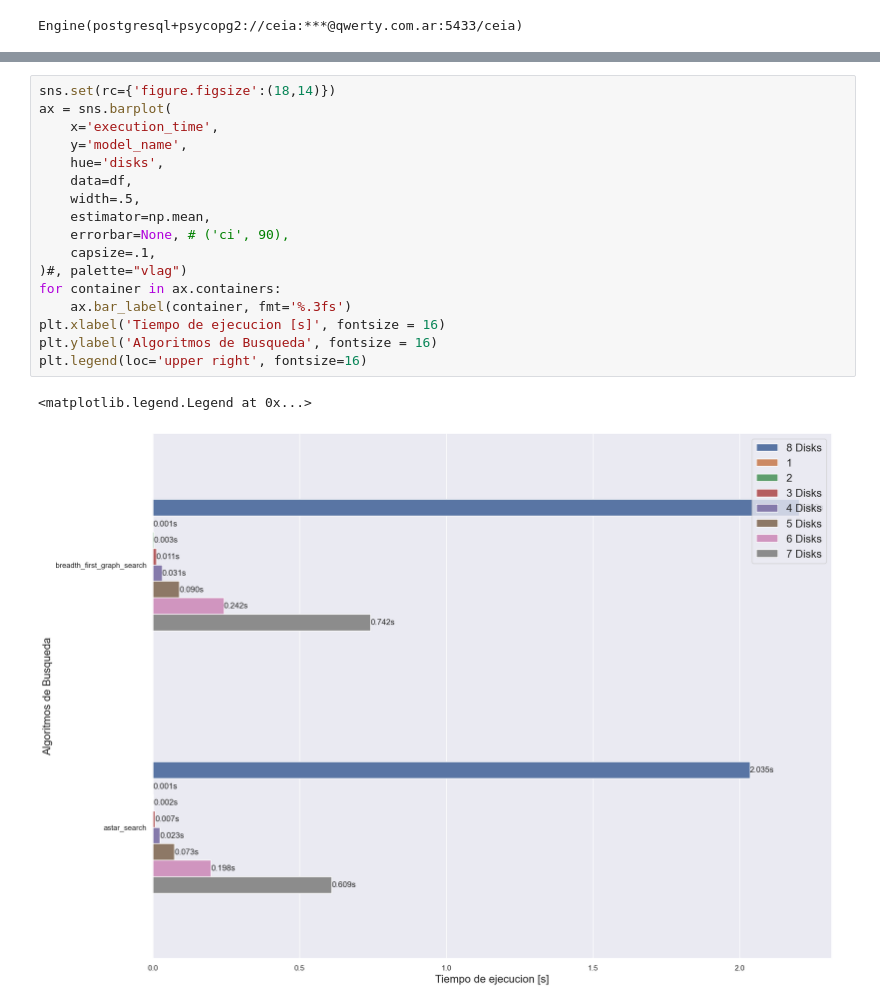
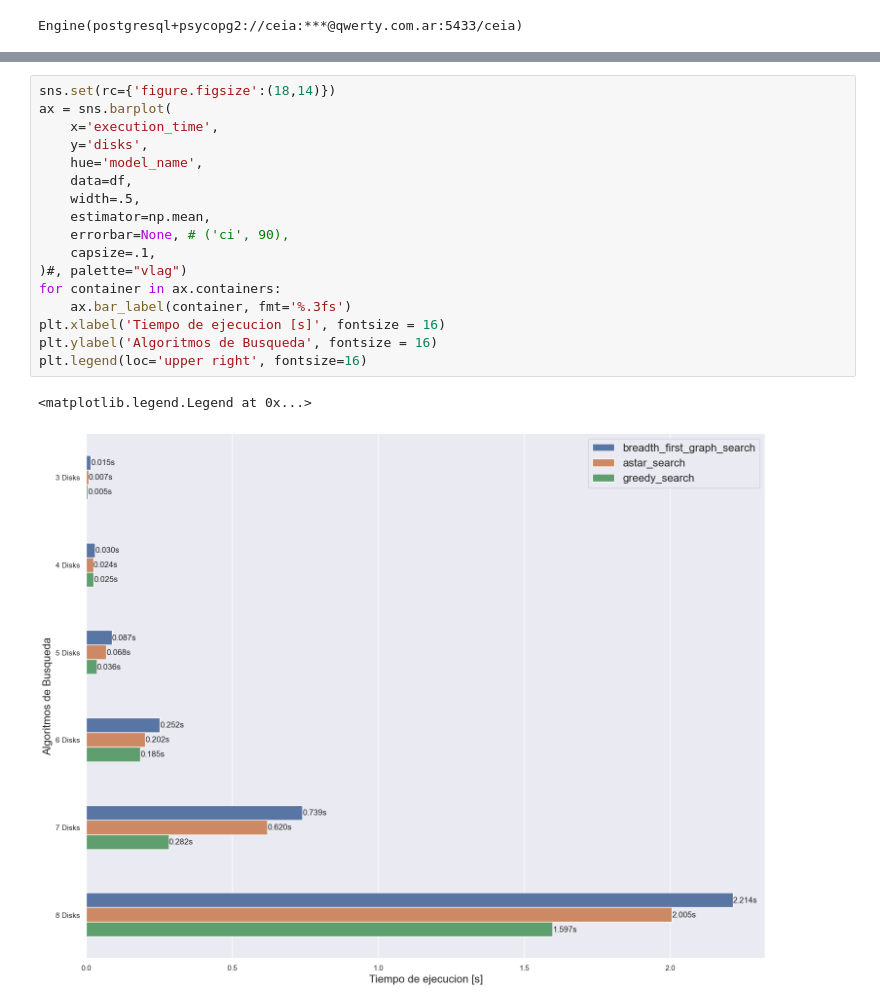
Before and after one commit to FIUBA-CEIA-18Co2024/IIA-TP1, a Jupyter notebook: IIA TP1 - Data Analisis .ipynb, the cells around one changed output, grey strips where cells are left out. Cells and saved outputs as stored; diff of their text form.

```diff
--- a/IIA TP1 - Data Analisis .ipynb
+++ b/IIA TP1 - Data Analisis .ipynb
@@ -228,23 +223,23 @@ plt.legend(fontsize=14)
 # %%
 sns.set(rc={'figure.figsize':(18,14)})
 ax = sns.barplot(
     x='execution_time',
-    y='model_name',
-    hue='disks',
+    y='disks',
+    hue='model_name',
     data=df,
     width=.5,
     estimator=np.mean,
     errorbar=None, # ('ci', 90),
     capsize=.1,
 )#, palette="vlag")
 for container in ax.containers:
     ax.bar_label(container, fmt='%.3fs')
 plt.xlabel('Tiempo de ejecucion [s]', fontsize = 16)
 plt.ylabel('Algoritmos de Busqueda', fontsize = 16)
 plt.legend(loc='upper right', fontsize=16)
 # %% [output]
 <matplotlib.legend.Legend at 0x...>
-[figure, old version]
+[figure, new version]
 # %%
 sns.set(rc={'figure.figsize':(18,14)})
 ax = sns.barplot(
```
Also changed, not shown: parts of 14 cells of this notebook.
